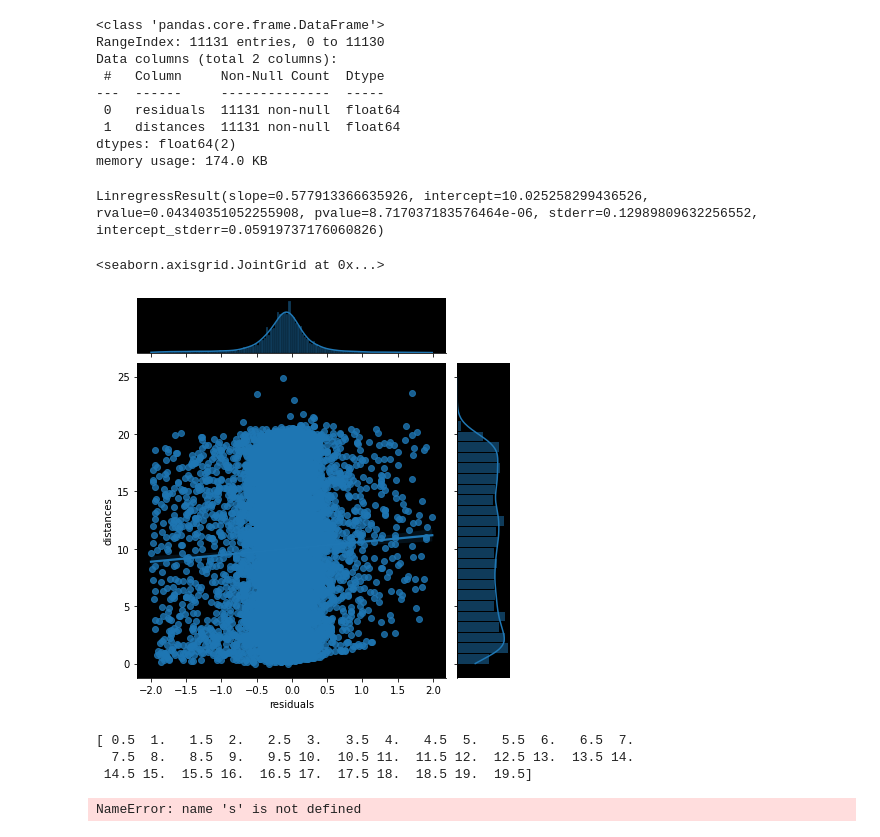
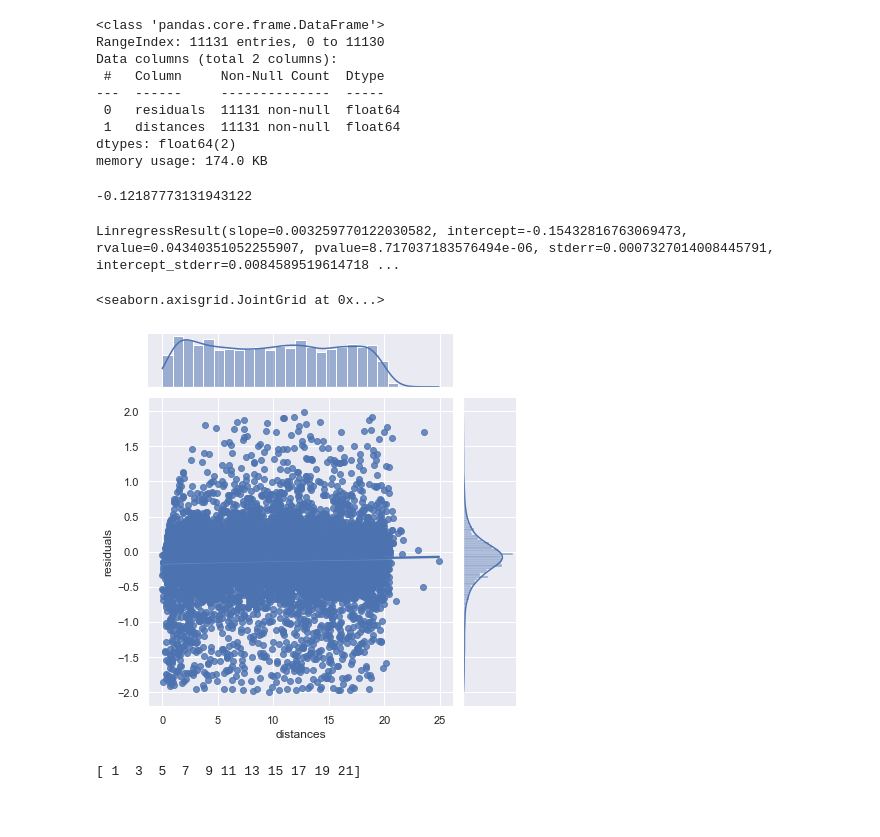
Before and after one commit to maxhoeth/LaboratoryOfComputationalPhysics_Y4, a Jupyter notebook: ex_06_maxhoeth.ipynb, the cells around one changed output. Saved outputs shown, nothing was run; the diff lists cells and outputs as text; code cells hidden in the pictures; blank space fills up the shorter version.

```diff
--- a/ex_06_maxhoeth.ipynb
+++ b/ex_06_maxhoeth.ipynb
@@ -112,7 +112,7 @@ residuals_261.npy   100%[===================>] 246.17K   194KB/s    in 1.3s
 # %%
-data = np.load('/Users/max/data/residuals_261.npy', allow_pickle=True)
+data1 = np.load('/Users/max/data/residuals_261.npy', allow_pickle=True)
 # %%
 import pandas as pd
 
-data = pd.DataFrame(data.item())
+data1 = pd.DataFrame(data1.item())
 # %%
@@ -128,29 +128,27 @@ Data columns (total 2 columns):
 dtypes: float64(2)
 memory usage: 174.0 KB
 # %%
-mask = abs(data['residuals']) < 2
-residuals = data['residuals'][mask]
-distances = data['distances'][mask]
+mask = abs(data1['residuals']) < 2
+data1 = data1[mask]
+np.mean(data['residuals'])
+# %% [output]
+-0.12187773131943122
 # %%
 import scipy as sc
-sc.stats.linregress(data['residuals'][mask],data['distances'][mask])
+sc.stats.linregress(data1['distances'][mask],data1['residuals'][mask])
 # %% [output]
-LinregressResult(slope=0.577913366635926, intercept=10.025258299436526, rvalue=0.04340351052255908, pvalue=8.717037183576464e-06, stderr=0.12989809632256552, intercept_stderr=0.05919737176060826)
+LinregressResult(slope=0.003259770122030582, intercept=-0.15432816763069473, rvalue=0.04340351052255907, pvalue=8.717037183576494e-06, stderr=0.0007327014008445791, intercept_stderr=0.0084589519614718 ...
 # %%
 import seaborn as sns
-
-sns.jointplot(x=data['residuals'][mask], y=data['distances'][mask], kind='reg')
+sns.set(style="darkgrid")
+sns.jointplot(y=data1['residuals'][mask], x=data1['distances'][mask], kind='reg')
 # %% [output]
 <seaborn.axisgrid.JointGrid at 0x...>
-[figure, old version]
+[figure, new version]
 # %%
-x = np.arange(0.5, 20 , 0.5)
-print(x)
+x1 = np.arange(1, 23 , 2)
+print(x1)
 # %% [output]
-[ 0.5  1.   1.5  2.   2.5  3.   3.5  4.   4.5  5.   5.5  6.   6.5  7.
-  7.5  8.   8.5  9.   9.5 10.  10.5 11.  11.5 12.  12.5 13.  13.5 14.
- 14.5 15.  15.5 16.  16.5 17.  17.5 18.  18.5 19.  19.5]
+[ 1  3  5  7  9 11 13 15 17 19 21]
 # %%
-y = [[np.sum(data['distances'][i]) for s in x ]for i in data.index if s - 0.5 < data['distances'][i] < 0.5 + s]
+y1 = np.array([[data1['residuals'][i] for i in data1.index if s - 1 <= data1['distances'][i] <= 1 + s] for s in x1 ])
-# %% [output]
-NameError: name 's' is not defined
```
Also changed, not shown: parts of 12 cells of this notebook.
